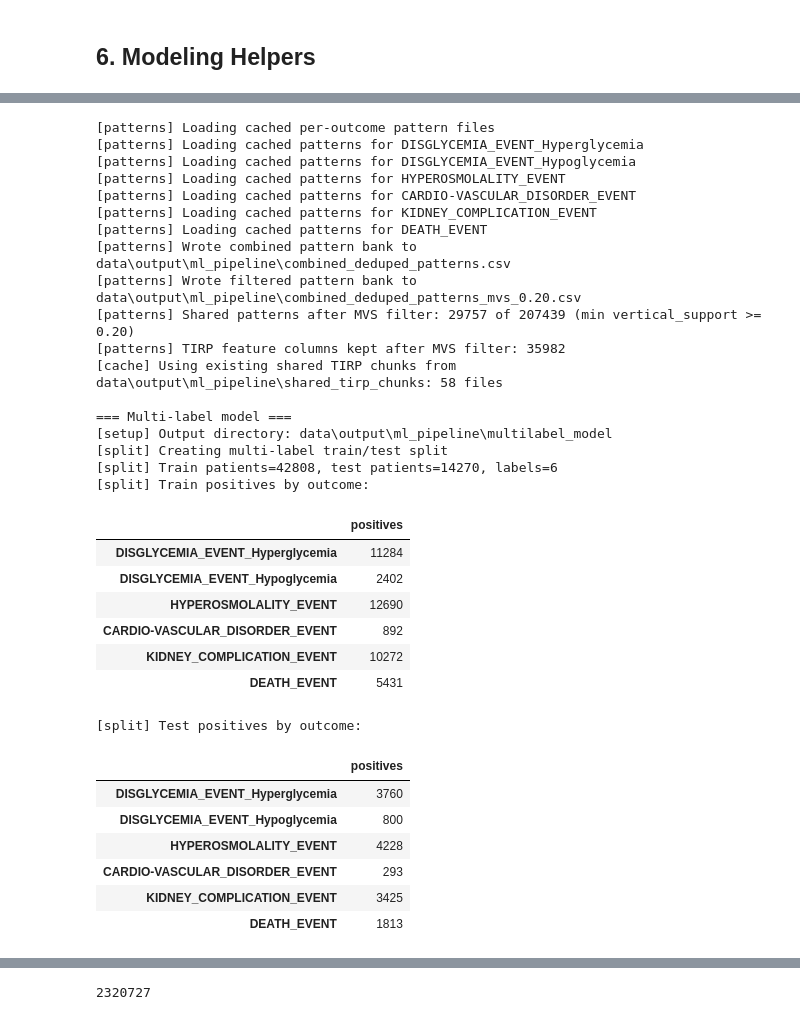
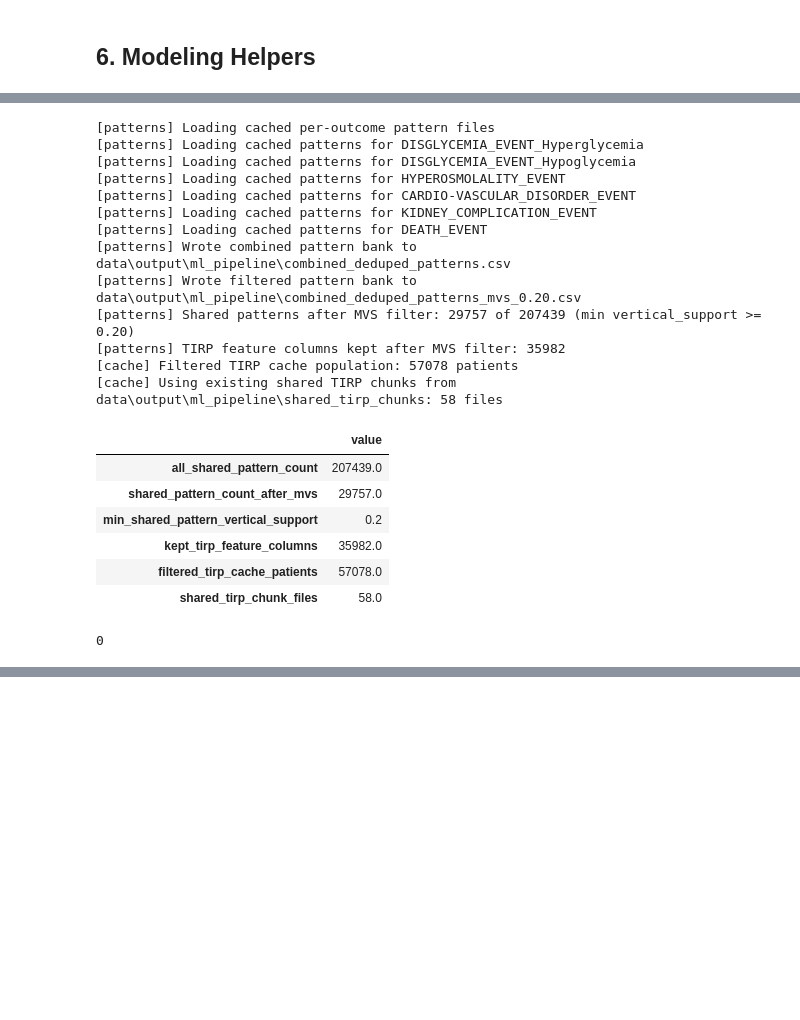
Before and after one commit to shaharoded/KarmaLego, a Jupyter notebook: ml_pipeline.ipynb, the cells around one changed output, grey strips where cells are left out. Saved outputs shown, nothing was run; the diff lists cells and outputs as text; code cells hidden in the pictures; blank space fills up the shorter version.

```diff
--- a/ml_pipeline.ipynb
+++ b/ml_pipeline.ipynb
@@ -1826,64 +1478,74 @@ print(
     all_shared_pattern_count,
     f"(min vertical_support >= {MIN_SHARED_PATTERN_VERTICAL_SUPPORT:.2f})",
 )
 keep_tirp_feature_columns = feature_columns_for_patterns(combined_patterns_df)
 print("[patterns] TIRP feature columns kept after MVS filter:", len(keep_tirp_feature_columns))
 
-del combined_patterns_merged, combined_patterns_df
+FILTERED_TIRP_CACHE_PATIENT_IDS = labels[OUTCOMES_TO_RUN].dropna().index.tolist()
+print("[cache] Filtered TIRP cache population:", len(FILTERED_TIRP_CACHE_PATIENT_IDS), "patients")
 
 SHARED_TIRP_CHUNK_DIR = OUTPUT_DIR / "shared_tirp_chunks"
 chunk_files = sorted(SHARED_TIRP_CHUNK_DIR.glob("shared_tirp_chunk_*.pkl"))
-print(f"[cache] Using existing shared TIRP chunks from {SHARED_TIRP_CHUNK_DIR}: {len(chunk_files)} files")
+if chunk_files:
+    print(f"[cache] Using existing shared TIRP chunks from {SHARED_TIRP_CHUNK_DIR}: {len(chunk_files)} files")
+else:
+    if "observation_temporal" not in globals():
+        raise NameError(
+            "Shared TIRP chunks are missing and observation_temporal is not available. "
+            "Run All from the top so the observation-window data is available for pattern application."
+        )
+    print(f"[cache] Shared TIRP chunks missing; building chunks in {SHARED_TIRP_CHUNK_DIR}")
+    labels_by_key = pattern_label_map(combined_patterns_df)
+    shared_tirps = reconstruct_tirps(combined_patterns_df)
+    chunk_files = apply_shared_patterns_chunked(
+        observation_temporal,
+        FILTERED_TIRP_CACHE_PATIENT_IDS,
+        shared_tirps,
+        labels_by_key,
+        SHARED_APPLY_CHUNK_SIZE,
+        SHARED_TIRP_CHUNK_DIR,
+    )
+    del labels_by_key, shared_tirps
+    gc.collect()
+
+del combined_patterns_merged, combined_patterns_df
 
 for _name in ("observation_temporal", "raw_temporal", "feature_temporal"):
     globals().pop(_name, None)
 
 gc.collect()
 
-summary_metrics, metrics_by_outcome, top_features = run_multilabel_pipeline(
-    OUTCOMES_TO_RUN,
-    SHARED_TIRP_CHUNK_DIR,
-    shared_pattern_count,
-    keep_tirp_feature_columns,
-)
-
-metrics_by_outcome.to_csv(OUTPUT_DIR / "all_outcome_metrics.csv", index=False)
-display(pd.Series(summary_metrics).to_frame("value"))
-
-del labels, obs_counts, shared_pattern_count, keep_tirp_feature_columns
+pattern_cache_summary = pd.Series({
+    "all_shared_pattern_count": all_shared_pattern_count,
+    "shared_pattern_count_after_mvs": shared_pattern_count,
+    "min_shared_pattern_vertical_support": MIN_SHARED_PATTERN_VERTICAL_SUPPORT,
+    "kept_tirp_feature_columns": len(keep_tirp_feature_columns),
+    "filtered_tirp_cache_patients": len(FILTERED_TIRP_CACHE_PATIENT_IDS),
+    "shared_tirp_chunk_files": len(chunk_files),
+})
+pattern_cache_summary.to_json(OUTPUT_DIR / "pattern_cache_summary.json", indent=2)
+display(pattern_cache_summary.to_frame("value"))
 
 gc.collect()
 # %% [output]
 [patterns] Loading cached per-outcome pattern files
 [patterns] Loading cached patterns for DISGLYCEMIA_EVENT_Hyperglycemia
 [patterns] Loading cached patterns for DISGLYCEMIA_EVENT_Hypoglycemia
 [patterns] Loading cached patterns for HYPEROSMOLALITY_EVENT
 [patterns] Loading cached patterns for CARDIO-VASCULAR_DISORDER_EVENT
 [patterns] Loading cached patterns for KIDNEY_COMPLICATION_EVENT
 [patterns] Loading cached patterns for DEATH_EVENT
 [patterns] Wrote combined pattern bank to data\output\ml_pipeline\combined_deduped_patterns.csv
 [patterns] Wrote filtered pattern bank to data\output\ml_pipeline\combined_deduped_patterns_mvs_0.20.csv
 [patterns] Shared patterns after MVS filter: 29757 of 207439 (min vertical_support >= 0.20)
 [patterns] TIRP feature columns kept after MVS filter: 35982
+[cache] Filtered TIRP cache population: 57078 patients
 [cache] Using existing shared TIRP chunks from data\output\ml_pipeline\shared_tirp_chunks: 58 files
-
-=== Multi-label model ===
-[setup] Output directory: data\output\ml_pipeline\multilabel_model
-[split] Creating multi-label train/test split
-[split] Train patients=42808, test patients=14270, labels=6
-[split] Train positives by outcome:
-|  | positives |
-| DISGLYCEMIA_EVENT_Hyperglycemia | 11284 |
-| DISGLYCEMIA_EVENT_Hypoglycemia | 2402 |
-| HYPEROSMOLALITY_EVENT | 12690 |
-| CARDIO-VASCULAR_DISORDER_EVENT | 892 |
-| KIDNEY_COMPLICATION_EVENT | 10272 |
-| DEATH_EVENT | 5431 |
+|  | value |
+| all_shared_pattern_count | 207439.0 |
+| shared_pattern_count_after_mvs | 29757.0 |
+| min_shared_pattern_vertical_support | 0.2 |
+| kept_tirp_feature_columns | 35982.0 |
+| filtered_tirp_cache_patients | 57078.0 |
+| shared_tirp_chunk_files | 58.0 |
-[split] Test positives by outcome:
+0
-|  | positives |
-| DISGLYCEMIA_EVENT_Hyperglycemia | 3760 |
-| DISGLYCEMIA_EVENT_Hypoglycemia | 800 |
-| HYPEROSMOLALITY_EVENT | 4228 |
-| CARDIO-VASCULAR_DISORDER_EVENT | 293 |
-| KIDNEY_COMPLICATION_EVENT | 3425 |
-| DEATH_EVENT | 1813 |
@@ -1929 +1551,0 @@ gc.collect()
-2320727
```
Also changed, not shown: parts of 13 cells of this notebook, 2 other files.
